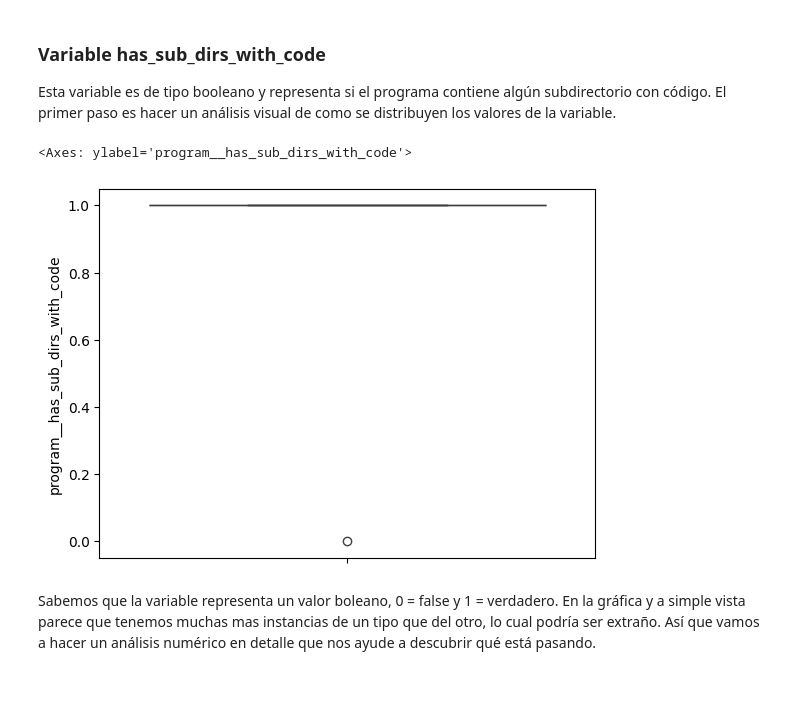
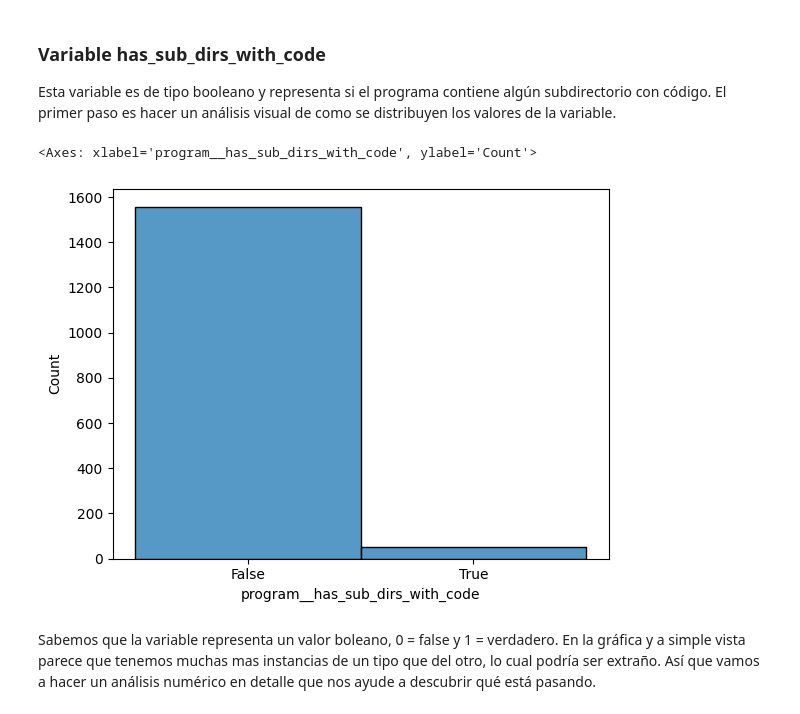
Before and after one commit to UO284262/PythonSourceCodeAnalysis, a Jupyter notebook: notebooks/01_programs.ipynb, the cells around one changed output. Saved outputs shown, nothing was run; the diff lists cells and outputs as text; code cells hidden in the pictures; blank space fills up the shorter version.

Commit message:
Plots updated taking into account domains: numeric, boolean or pct

```diff
--- a/notebooks/01_programs.ipynb
+++ b/notebooks/01_programs.ipynb
@@ -237,10 +254,11 @@ Para las variables categóricas no existe el concepto de valor anómalo, pero s
 ### Variable has_sub_dirs_with_code
 Esta variable es de tipo booleano y representa si el programa contiene algún subdirectorio con código. El primer paso es hacer un análisis visual de como se distribuyen los valores de la variable.
 # %%
-sns.boxplot(X['program__has_sub_dirs_with_code'])
+plt.xticks([0, 1], ['False', 'True'])
+sns.histplot(X['program__has_sub_dirs_with_code'], discrete=True)
 # %% [output]
-<Axes: ylabel='program__has_sub_dirs_with_code'>
+<Axes: xlabel='program__has_sub_dirs_with_code', ylabel='Count'>
-[figure, old version]
+[figure, new version]
 # %% [markdown]
 Sabemos que la variable representa un valor boleano, 0 = false y 1 = verdadero. En la gráfica y a simple vista parece que tenemos muchas mas instancias de un tipo que del otro, lo cual podría ser extraño. Así que vamos a hacer un análisis numérico en detalle que nos ayude a descubrir qué está pasando.
 # %%
```
Also changed, not shown: parts of 37 cells of this notebook.
